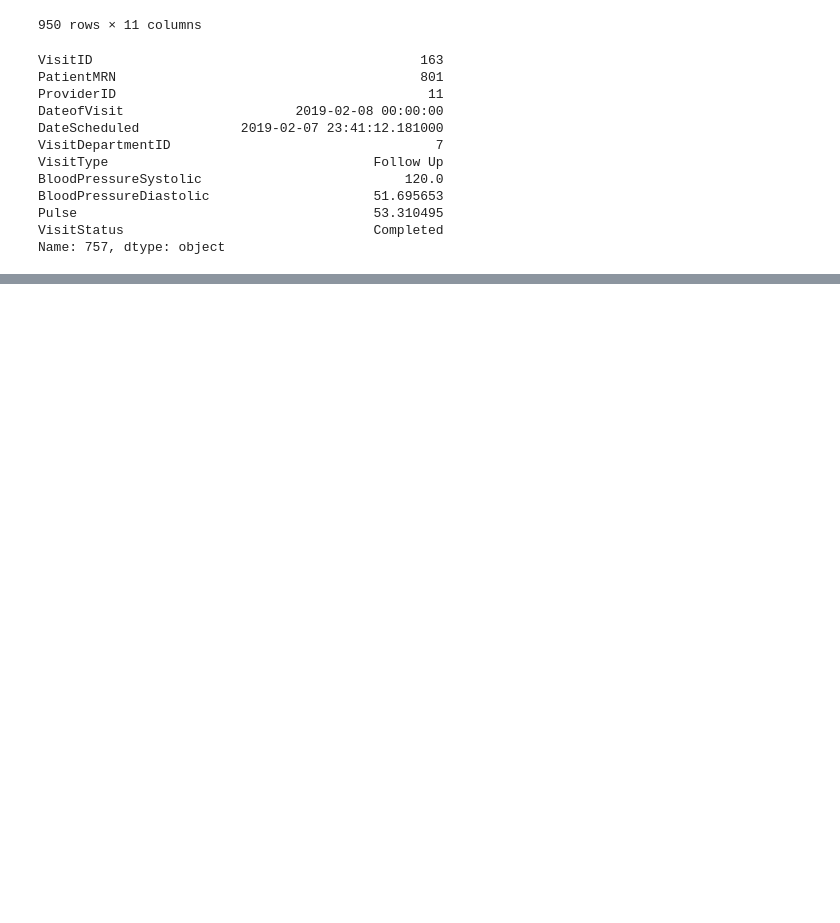
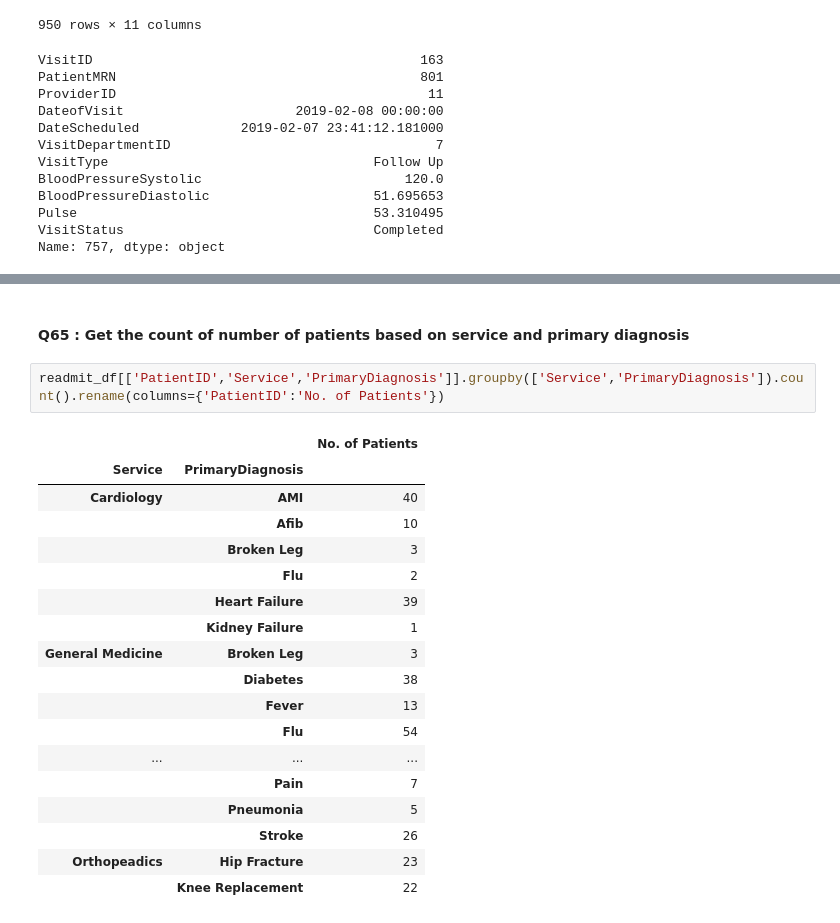
Before and after one commit to python-rangers/nnhackathon, a Jupyter notebook: Hackathon_solutions.ipynb, the cells around one changed output, grey strips where cells are left out. Cells and saved outputs as stored; diff of their text form; blank space fills up the shorter version.

```diff
--- a/Hackathon_solutions.ipynb
+++ b/Hackathon_solutions.ipynb
@@ -569,0 +703,23 @@ Name: 757, dtype: object
+# %% [markdown]
+#### Q65 : Get the count of number of patients based on service and primary diagnosis
+# %%
+readmit_df[['PatientID','Service','PrimaryDiagnosis']].groupby(['Service','PrimaryDiagnosis']).count().rename(columns={'PatientID':'No. of Patients'})
+# %% [output]
+|  |  | No. of Patients |
+| Service | PrimaryDiagnosis |  |
+| Cardiology | AMI | 40 |
+|  | Afib | 10 |
+|  | Broken Leg | 3 |
+|  | Flu | 2 |
+|  | Heart Failure | 39 |
+|  | Kidney Failure | 1 |
+| General Medicine | Broken Leg | 3 |
+|  | Diabetes | 38 |
+|  | Fever | 13 |
+|  | Flu | 54 |
+| ... | ... | ... |
+|  | Pain | 7 |
+|  | Pneumonia | 5 |
+|  | Stroke | 26 |
+| Orthopeadics | Hip Fracture | 23 |
+|  | Knee Replacement | 22 |
```
Also changed, not shown: parts of 20 cells of this notebook.
